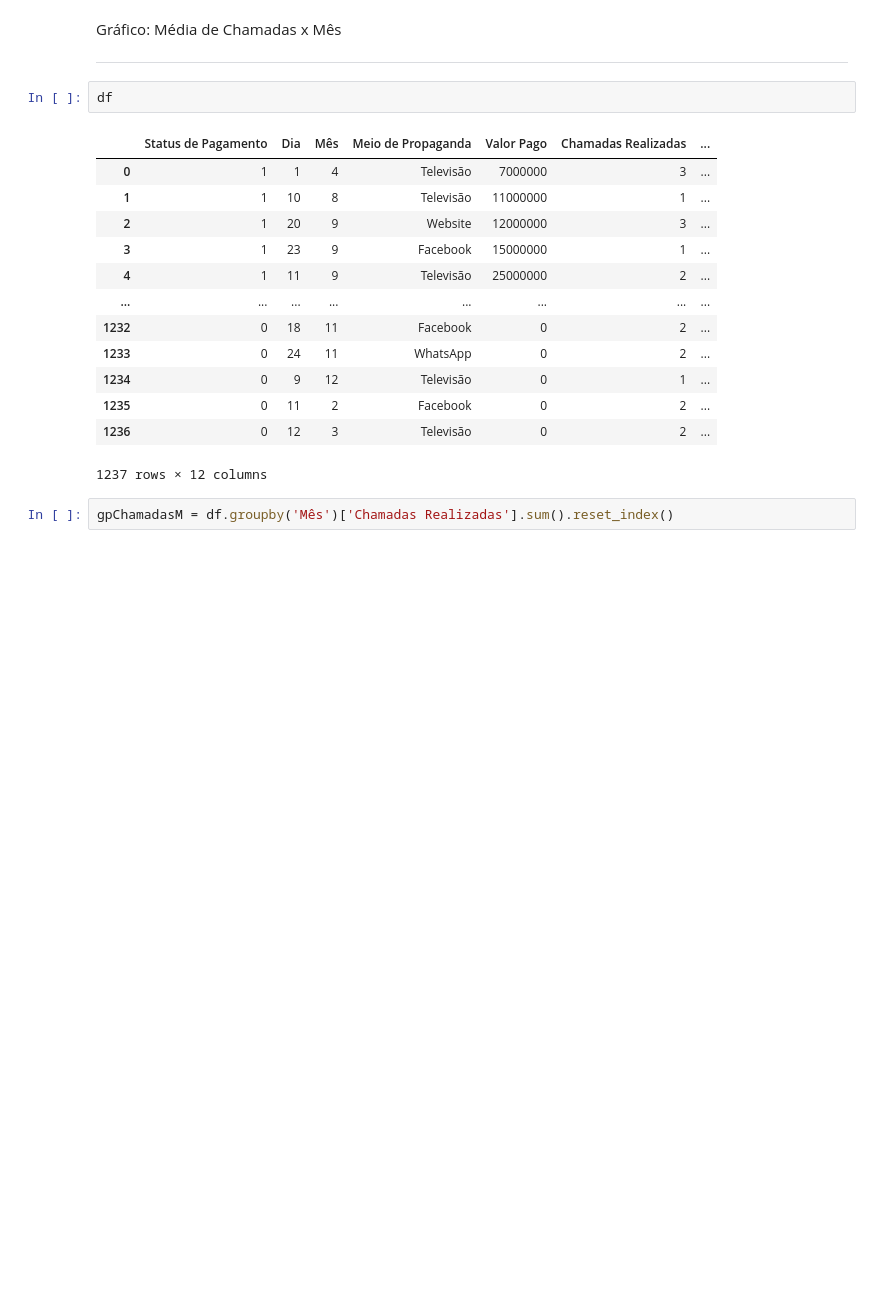
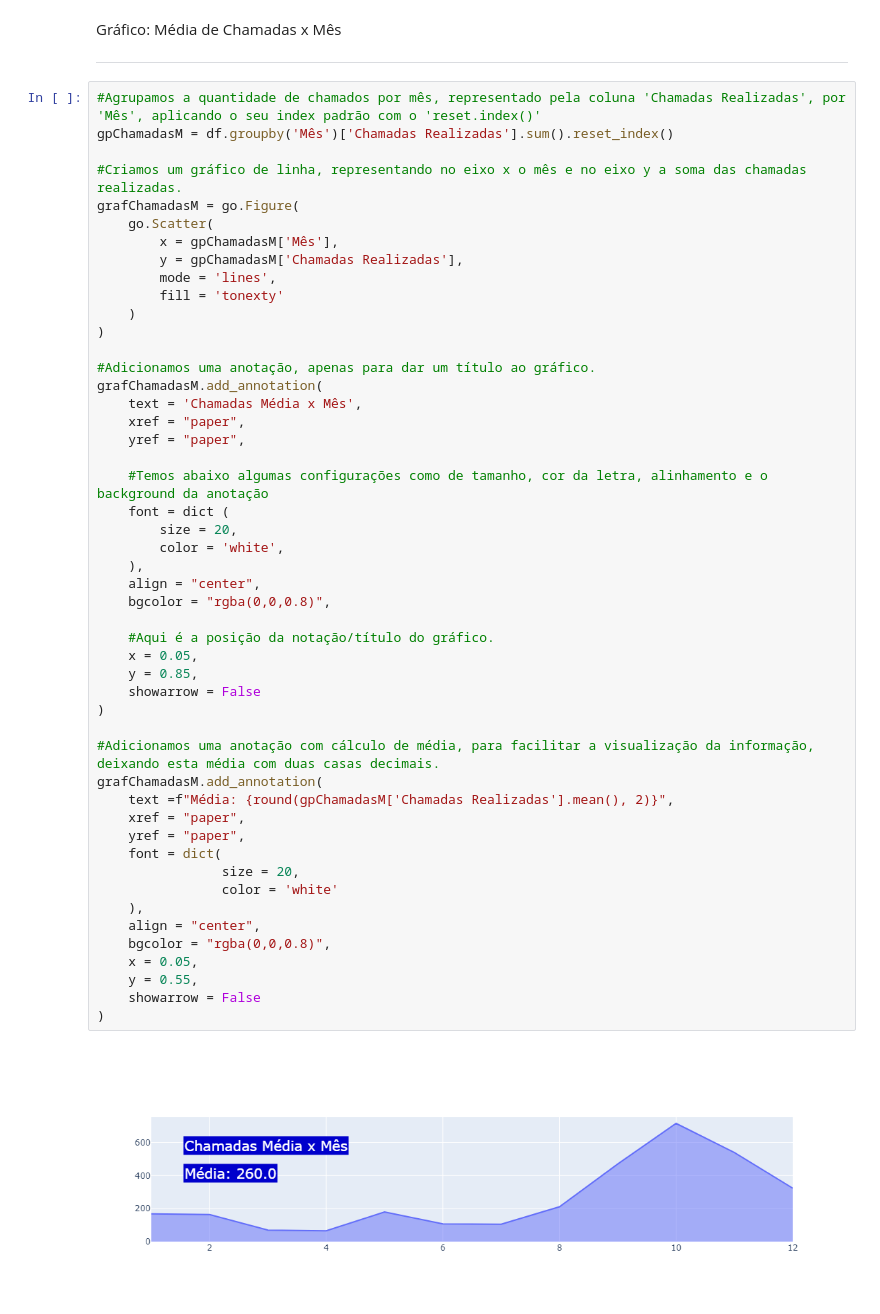
Before and after one commit to fabio-ribeiro-de/DataAnalytics, a Jupyter notebook: 1-call-center-vendas/graficos.ipynb, the cells around one changed output. Saved outputs shown, nothing was run; the diff lists cells and outputs as text; blank space fills up the shorter version.

```diff
--- a/1-call-center-vendas/graficos.ipynb
+++ b/1-call-center-vendas/graficos.ipynb
@@ -139,21 +156,54 @@ grafChamadosD.add_annotation(
 # %% [markdown]
 Gráfico: Média de Chamadas x Mês
 _______________________________________
-# %%
-df
-# %% [output]
-|  | Status de Pagamento | Dia | Mês | Meio de Propaganda | Valor Pago | Chamadas Realizadas | ... |
-| 0 | 1 | 1 | 4 | Televisão | 7000000 | 3 | ... |
-| 1 | 1 | 10 | 8 | Televisão | 11000000 | 1 | ... |
-| 2 | 1 | 20 | 9 | Website | 12000000 | 3 | ... |
-| 3 | 1 | 23 | 9 | Facebook | 15000000 | 1 | ... |
-| 4 | 1 | 11 | 9 | Televisão | 25000000 | 2 | ... |
-| ... | ... | ... | ... | ... | ... | ... | ... |
-| 1232 | 0 | 18 | 11 | Facebook | 0 | 2 | ... |
-| 1233 | 0 | 24 | 11 | WhatsApp | 0 | 2 | ... |
-| 1234 | 0 | 9 | 12 | Televisão | 0 | 1 | ... |
-| 1235 | 0 | 11 | 2 | Facebook | 0 | 2 | ... |
-| 1236 | 0 | 12 | 3 | Televisão | 0 | 2 | ... |
-1237 rows × 12 columns
-# %%
-gpChamadasM = df.groupby('Mês')['Chamadas Realizadas'].sum().reset_index()
+# %%
+#Agrupamos a quantidade de chamados por mês, representado pela coluna 'Chamadas Realizadas', por 'Mês', aplicando o seu index padrão com o 'reset.index()'
+gpChamadasM = df.groupby('Mês')['Chamadas Realizadas'].sum().reset_index()
+
+#Criamos um gráfico de linha, representando no eixo x o mês e no eixo y a soma das chamadas realizadas.
+grafChamadasM = go.Figure(
+    go.Scatter(
+        x = gpChamadasM['Mês'],
+        y = gpChamadasM['Chamadas Realizadas'],
+        mode = 'lines',
+        fill = 'tonexty'
+    )
+)
+
+#Adicionamos uma anotação, apenas para dar um título ao gráfico.
+grafChamadasM.add_annotation(
+    text = 'Chamadas Média x Mês',
+    xref = "paper",
+    yref = "paper",
+
+    #Temos abaixo algumas configurações como de tamanho, cor da letra, alinhamento e o background da anotação
+    font = dict (
+        size = 20,
+        color = 'white',
+    ),
+    align = "center",
+    bgcolor = "rgba(0,0,0.8)",
+
+    #Aqui é a posição da notação/título do gráfico.
+    x = 0.05,
+    y = 0.85,
+    showarrow = False
+)
+
+#Adicionamos uma anotação com cálculo de média, para facilitar a visualização da informação, deixando esta média com duas casas decimais.
+grafChamadasM.add_annotation(
+    text =f"Média: {round(gpChamadasM['Chamadas Realizadas'].mean(), 2)}",
+    xref = "paper",
+    yref = "paper",
+    font = dict(
+                size = 20,
+                color = 'white'
+    ),
+    align = "center",
+    bgcolor = "rgba(0,0,0.8)",
+    x = 0.05,
+    y = 0.55,
+    showarrow = False
+)
+# %% [output]
+[figure, added]
```
Also changed, not shown: parts of 20 cells of this notebook.
